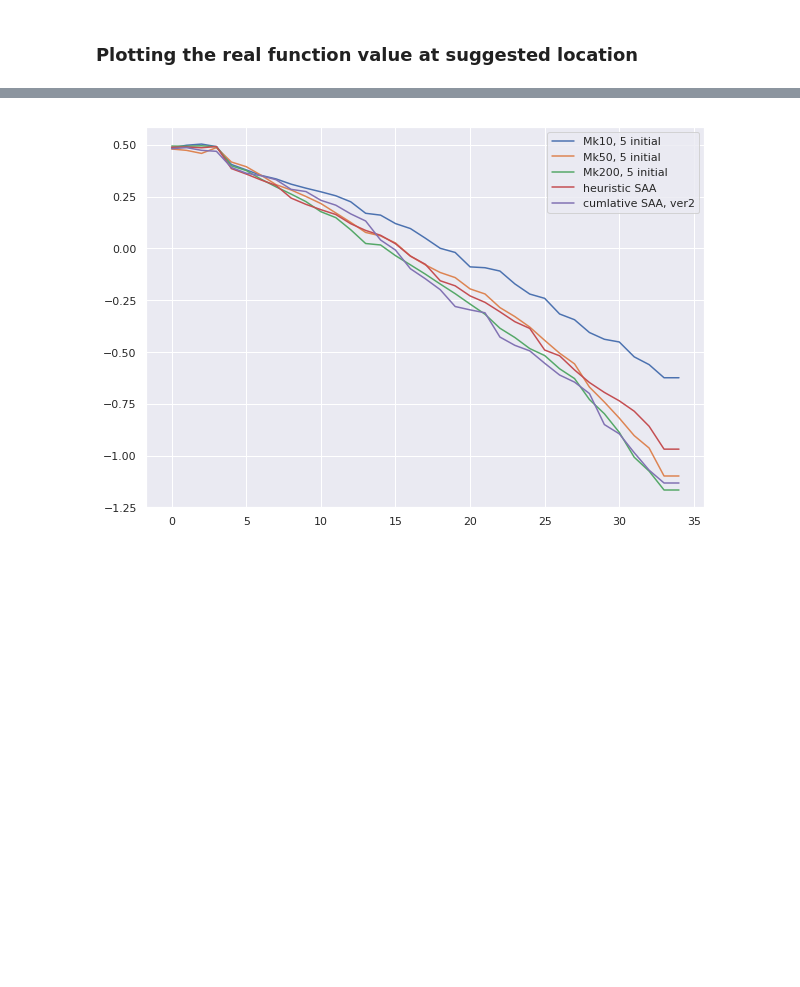
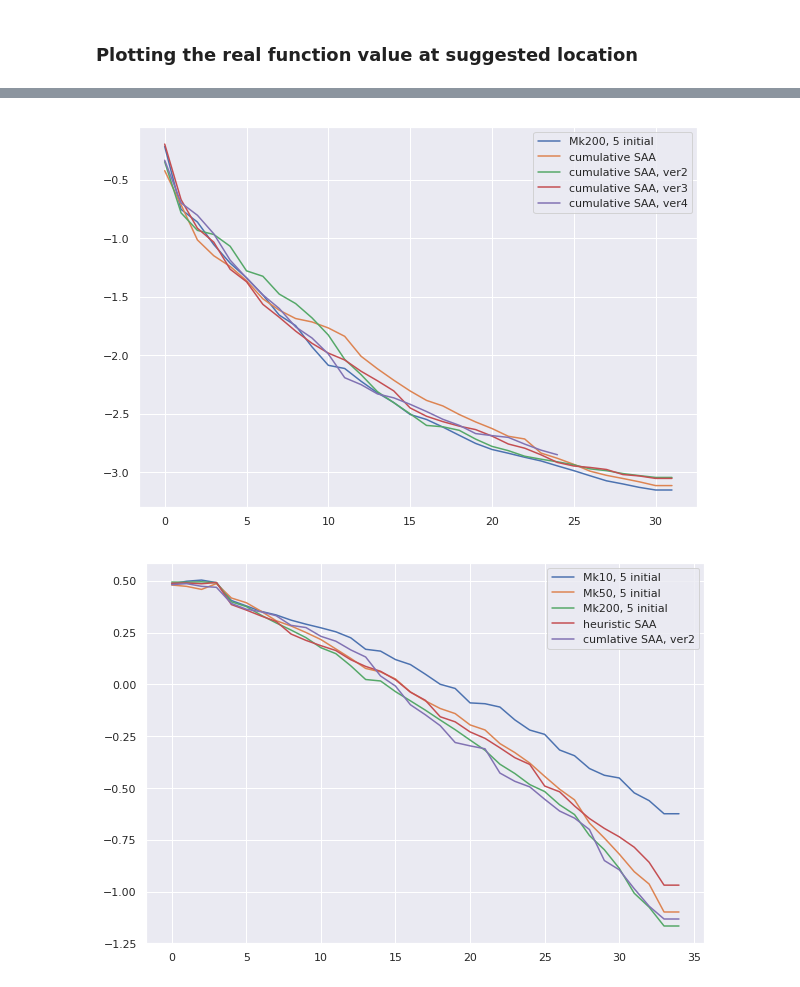
Before and after one commit to kkh8676/opt_functions, a Jupyter notebook: hartmann_Mk_Mj_SAA.ipynb, the cells around one changed output, grey strips where cells are left out. Saved outputs shown, nothing was run; the diff lists cells and outputs as text; code cells hidden in the pictures; blank space fills up the shorter version.

```diff
--- a/hartmann_Mk_Mj_SAA.ipynb
+++ b/hartmann_Mk_Mj_SAA.ipynb
@@ -241,3 +283,25 @@ plt.show()
+# %%
+plt.figure(figsize=(10,7))
+
+
+#plt.plot(avg_sugg_obj_initial5_Mk10_Mj1[3:], label="Mk10, Mj1, 5 initial")
+#plt.plot(avg_sugg_obj_initial5_Mk50_Mj1[3:], label="Mk50, Mj1, 5 initial")
+
+plt.plot(avg_sugg_obj_initial5_Mk200_Mj1[3:], label="Mk200, 5 initial")
+
+#plt.plot(avg_sugg_obj_saa_N5_seq5[3:], label="heuristic SAA")
+plt.plot(avg_sugg_obj_saa_cumulative_2[3:], label="cumulative SAA")
+plt.plot(avg_sugg_obj_saa_cumulative[3:], label="cumulative SAA, ver2")
+
+plt.plot(avg_sugg_obj_saa_cumulative_3[3:], label="cumulative SAA, ver3")
+plt.plot(avg_sugg_obj_saa_cumulative_4[3:], label="cumulative SAA, ver4")
+
+
+
+plt.legend()
+plt.show()
+# %% [output]
+[figure, added]
 # %%
 plt.figure(figsize=(10,7))
 plt.plot(irs_initial5_Mk10_Mj1_avg, label="Mk10, 5 initial")
```
Also changed, not shown: parts of 12 cells of this notebook, 1 other file.
